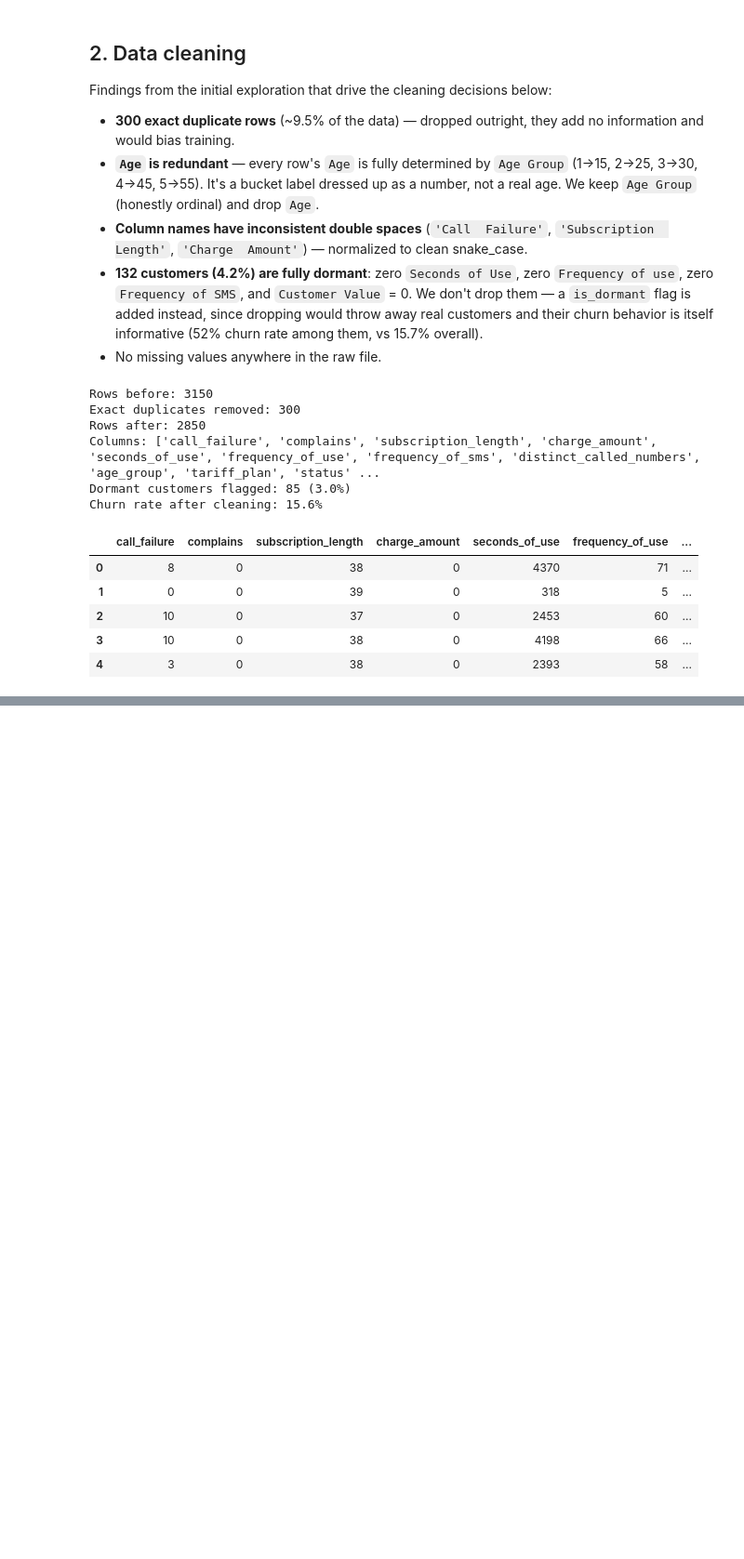
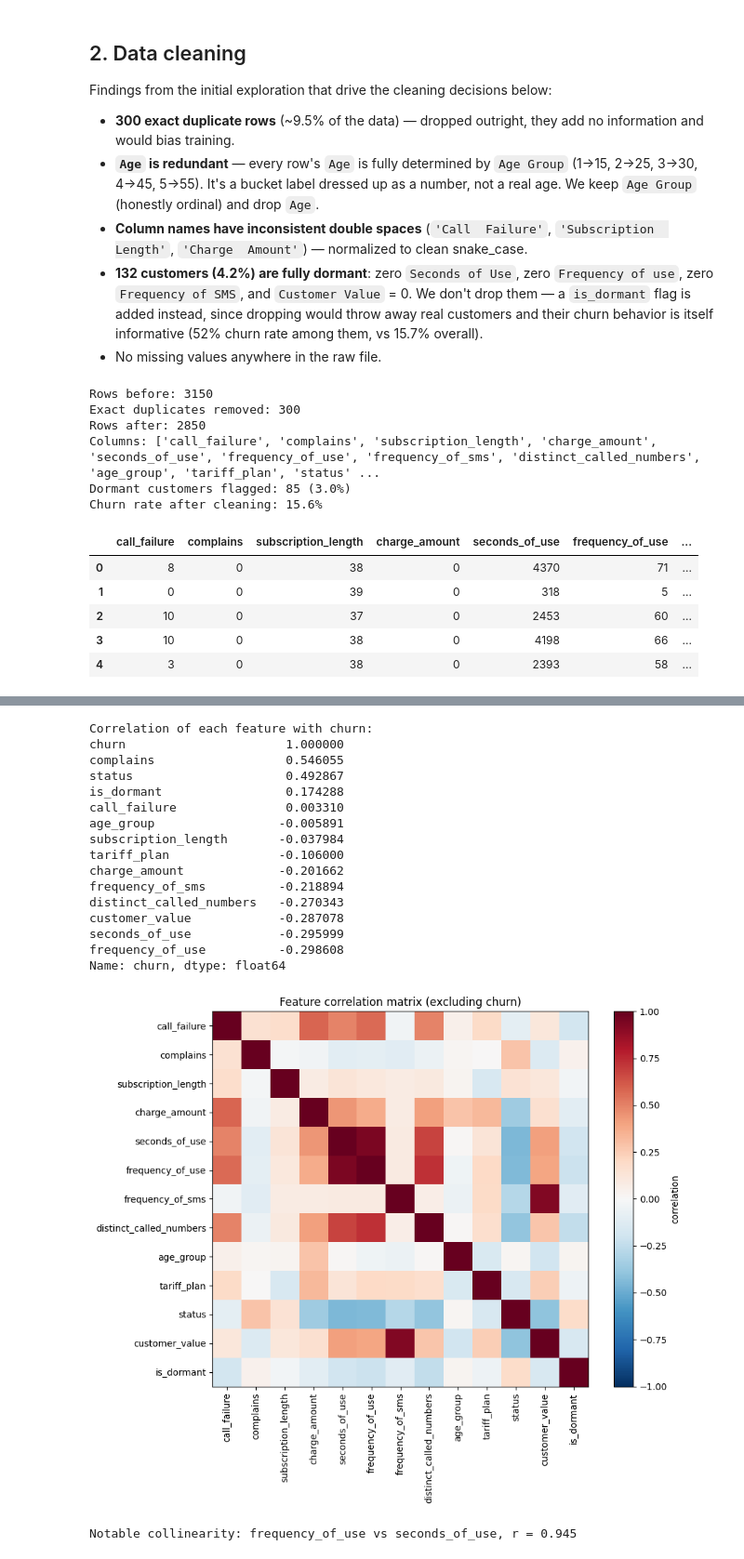
Before and after one commit to umunnaprecious2-prog/Customer-Churn-Prediction, a Jupyter notebook: Customer_Churn_Analysis.ipynb, the cells around one changed output, grey strips where cells are left out. Shown at 93% size. Saved outputs shown, nothing was run; the diff lists cells and outputs as text; code cells hidden in the pictures; blank space fills up the shorter version.

```diff
--- a/Customer_Churn_Analysis.ipynb
+++ b/Customer_Churn_Analysis.ipynb
@@ -104,0 +170,37 @@ Churn rate after cleaning: 15.6%
+# %%
+corr = df.corr(numeric_only=True)["churn"].sort_values(ascending=False)
+print("Correlation of each feature with churn:")
+print(corr)
+
+fig, ax = plt.subplots(figsize=(10, 8))
+im = ax.imshow(df.drop(columns=["churn"]).corr(numeric_only=True), cmap="RdBu_r", vmin=-1, vmax=1)
+cols = df.drop(columns=["churn"]).columns
+ax.set_xticks(range(len(cols)), cols, rotation=90)
+ax.set_yticks(range(len(cols)), cols)
+plt.colorbar(im, label="correlation")
+plt.title("Feature correlation matrix (excluding churn)")
+plt.tight_layout()
+plt.savefig(OUTPUTS_DIR / "eda_correlation_heatmap.png", dpi=120, bbox_inches="tight")
+plt.show()
+
+print("\nNotable collinearity: frequency_of_use vs seconds_of_use, r =",
+      round(df["frequency_of_use"].corr(df["seconds_of_use"]), 3))
+# %% [output]
+Correlation of each feature with churn:
+churn                      1.000000
+complains                  0.546055
+status                     0.492867
+is_dormant                 0.174288
+call_failure               0.003310
+age_group                 -0.005891
+subscription_length       -0.037984
+tariff_plan               -0.106000
+charge_amount             -0.201662
+frequency_of_sms          -0.218894
+distinct_called_numbers   -0.270343
+customer_value            -0.287078
+seconds_of_use            -0.295999
+frequency_of_use          -0.298608
+Name: churn, dtype: float64
+[figure, added]
+Notable collinearity: frequency_of_use vs seconds_of_use, r = 0.945
```
Also changed, not shown: parts of 5 cells of this notebook, 2 other files.
